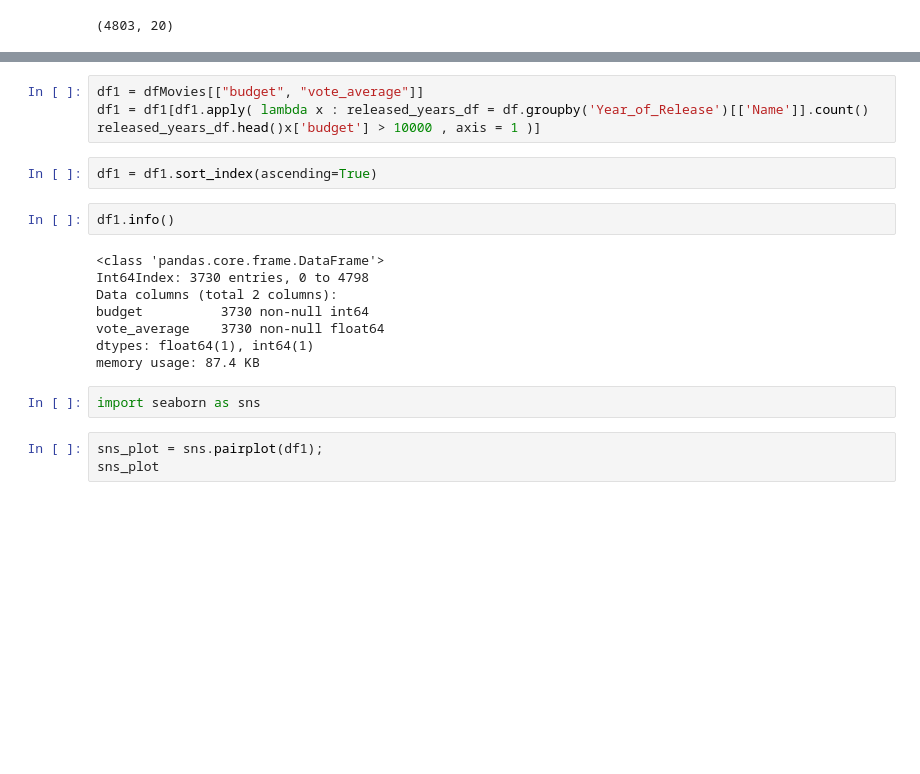
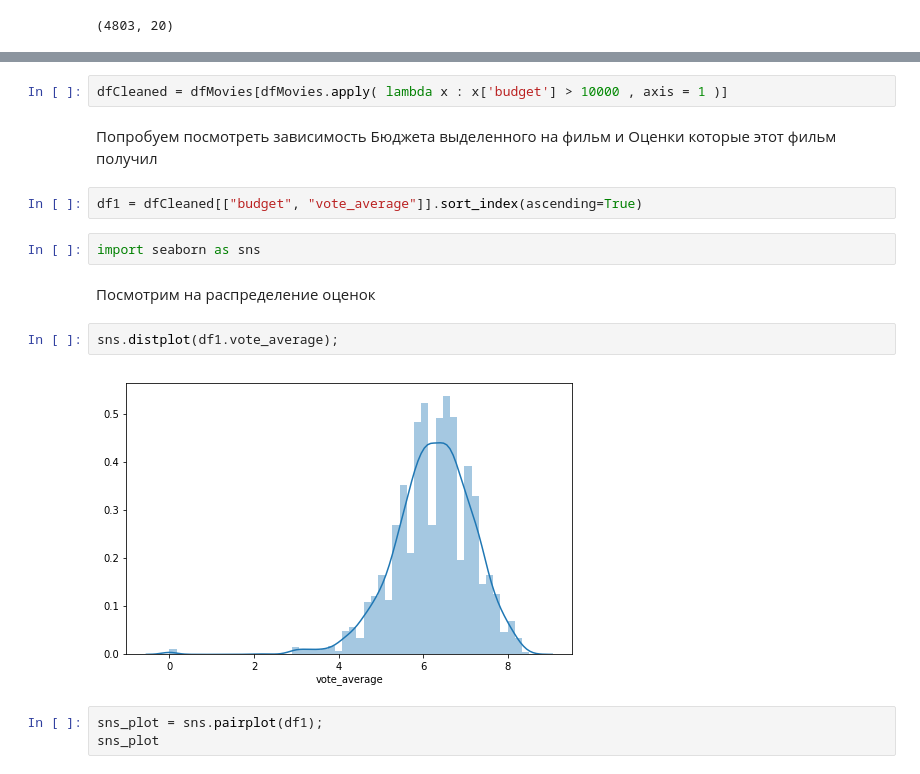
Before and after one commit to rimidalv/school_netology, a Jupyter notebook: part_1/Graphics.ipynb, the cells around one changed output, grey strips where cells are left out. Cells and saved outputs as stored; diff of their text form; blank space fills up the shorter version.

```diff
--- a/part_1/Graphics.ipynb
+++ b/part_1/Graphics.ipynb
@@ -84,21 +70,17 @@ memory usage: 75.1 KB
 # %%
-df1 = dfMovies[["budget", "vote_average"]]
-df1 = df1[df1.apply( lambda x : released_years_df = df.groupby('Year_of_Release')[['Name']].count()
-released_years_df.head()x['budget'] > 10000 , axis = 1 )]
+dfCleaned = dfMovies[dfMovies.apply( lambda x : x['budget'] > 10000 , axis = 1 )]
+# %% [markdown]
+Попробуем посмотреть зависимость Бюджета выделенного на фильм и Оценки которые этот фильм получил
 # %%
-df1 = df1.sort_index(ascending=True)
+df1 = dfCleaned[["budget", "vote_average"]].sort_index(ascending=True)
-# %%
-df1.info()
-# %% [output]
-<class 'pandas.core.frame.DataFrame'>
-Int64Index: 3730 entries, 0 to 4798
-Data columns (total 2 columns):
-budget          3730 non-null int64
-vote_average    3730 non-null float64
-dtypes: float64(1), int64(1)
-memory usage: 87.4 KB
 # %%
 import seaborn as sns
+# %% [markdown]
+Посмотрим на распределение оценок
+# %%
+sns.distplot(df1.vote_average);
+# %% [output]
+[figure, added]
 # %%
 sns_plot = sns.pairplot(df1);
 sns_plot
```
Also changed, not shown: parts of 39 cells of this notebook.
